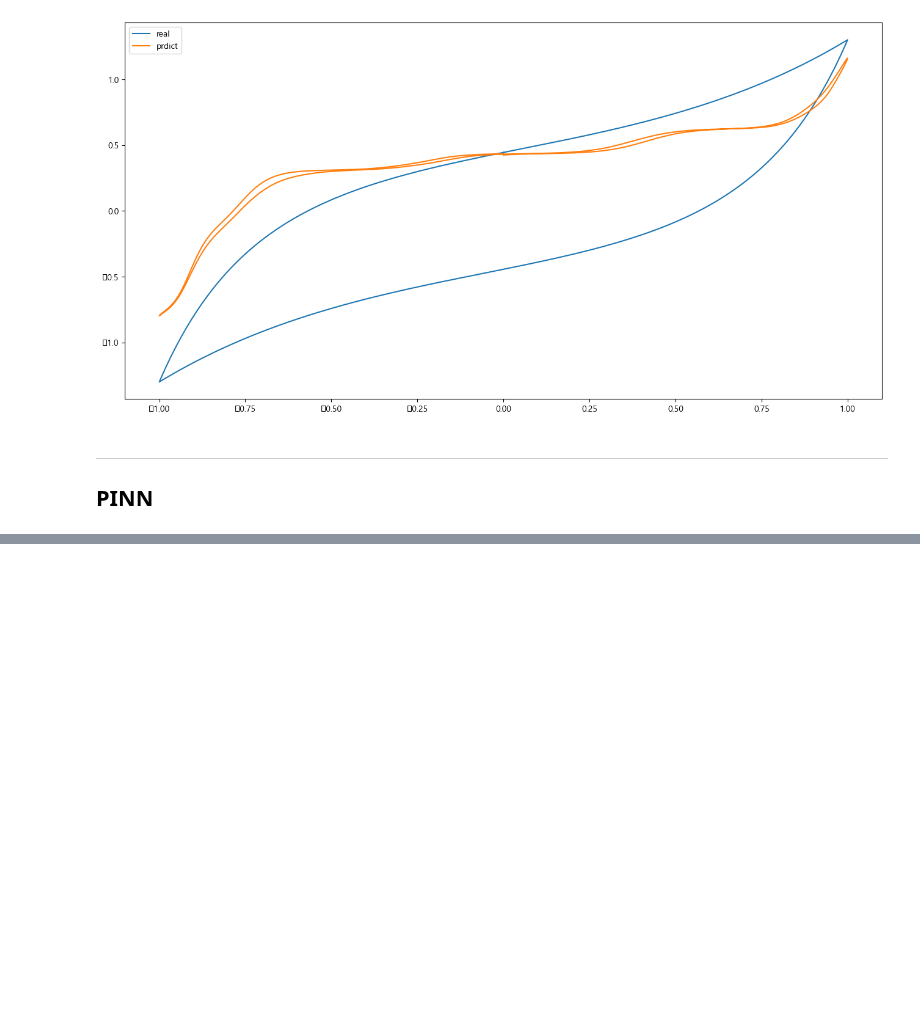
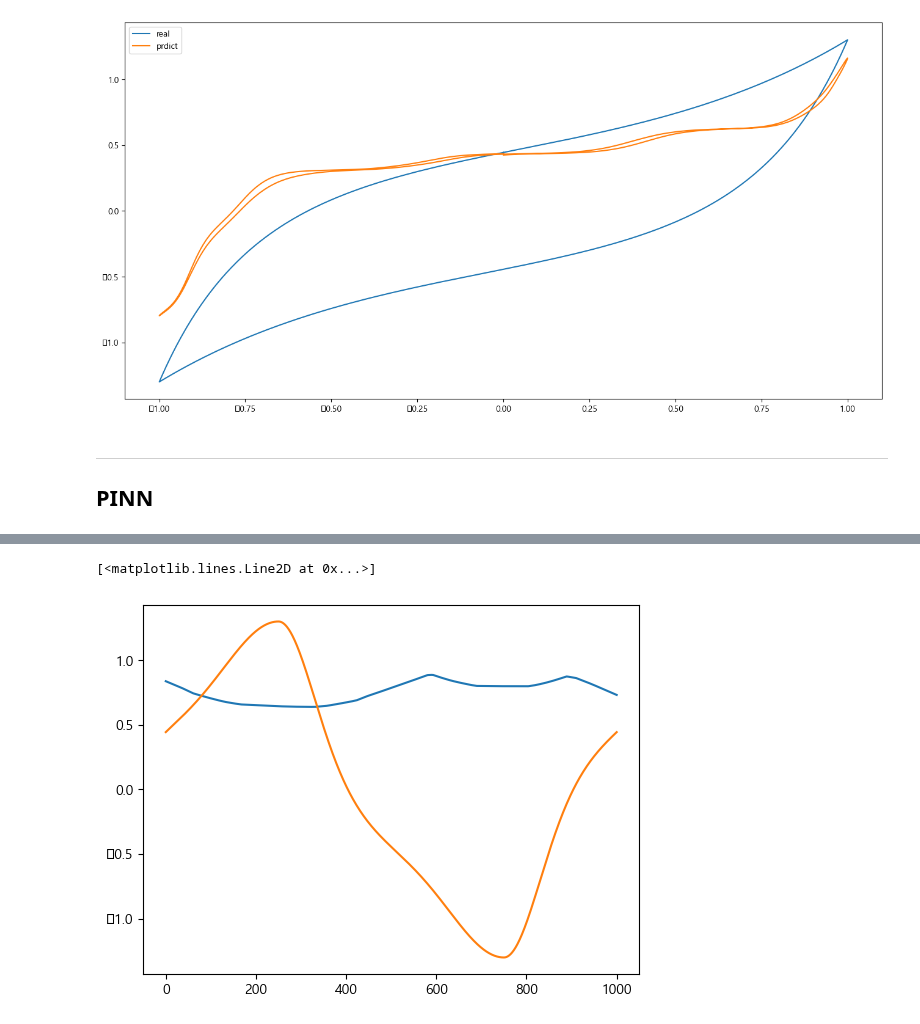
Before and after one commit to Jjineeq/hysteresis_curve, a Jupyter notebook: 23_04_26.ipynb, the cells around one changed output, grey strips where cells are left out. Drawn from its saved outputs; the diff is of its cells as text; code cells hidden in the pictures; blank space fills up the shorter version.

```diff
--- a/23_04_26.ipynb
+++ b/23_04_26.ipynb
@@ -485,0 +435,6 @@ for epoch in tqdm(range(ephoch)):
+# %%
+plt.plot(y_pred_pinn[:,1])
+plt.plot(y_te)
+# %% [output]
+[<matplotlib.lines.Line2D at 0x...>]
+[figure, added]
```
Also changed, not shown: parts of 32 cells of this notebook.
